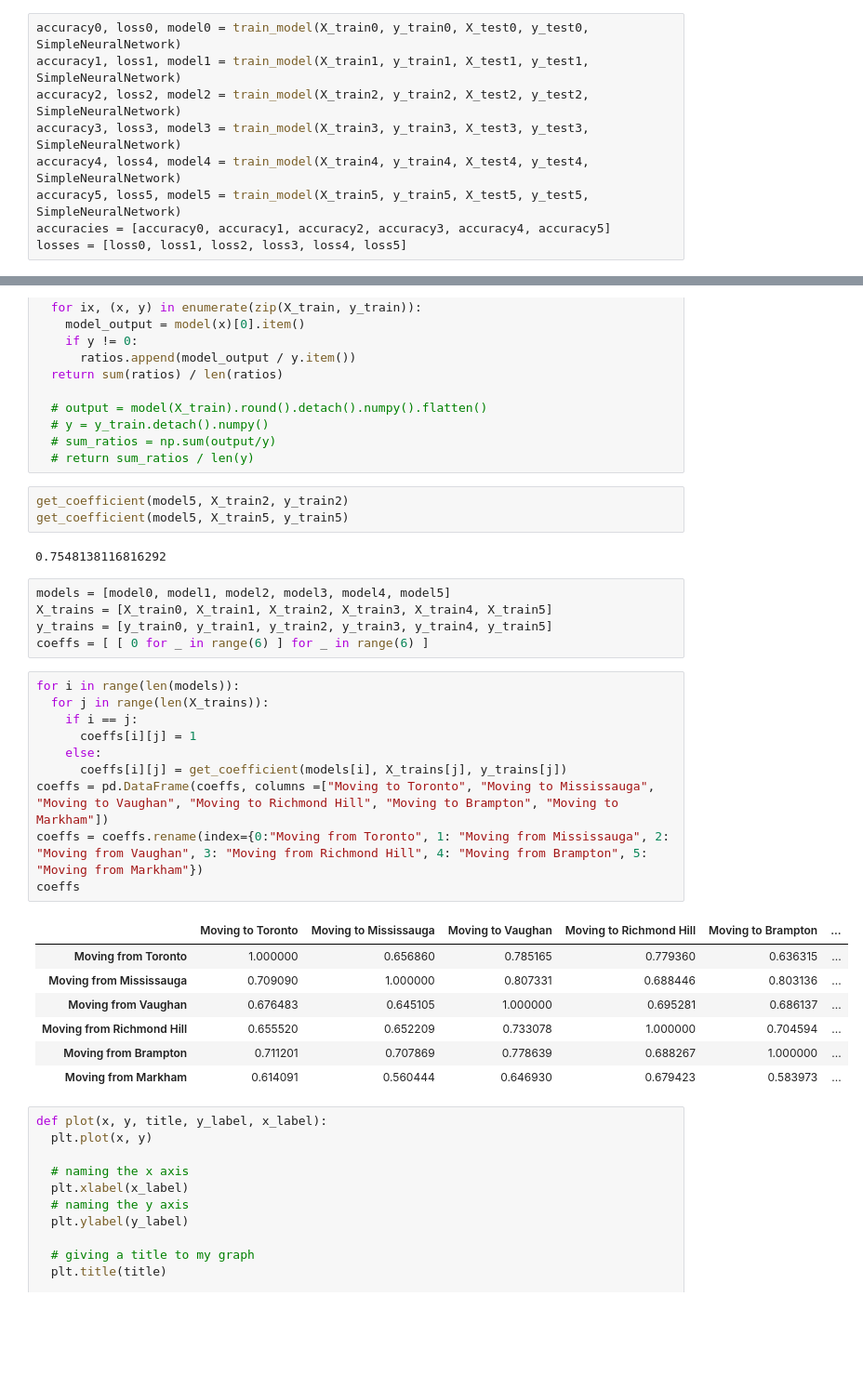
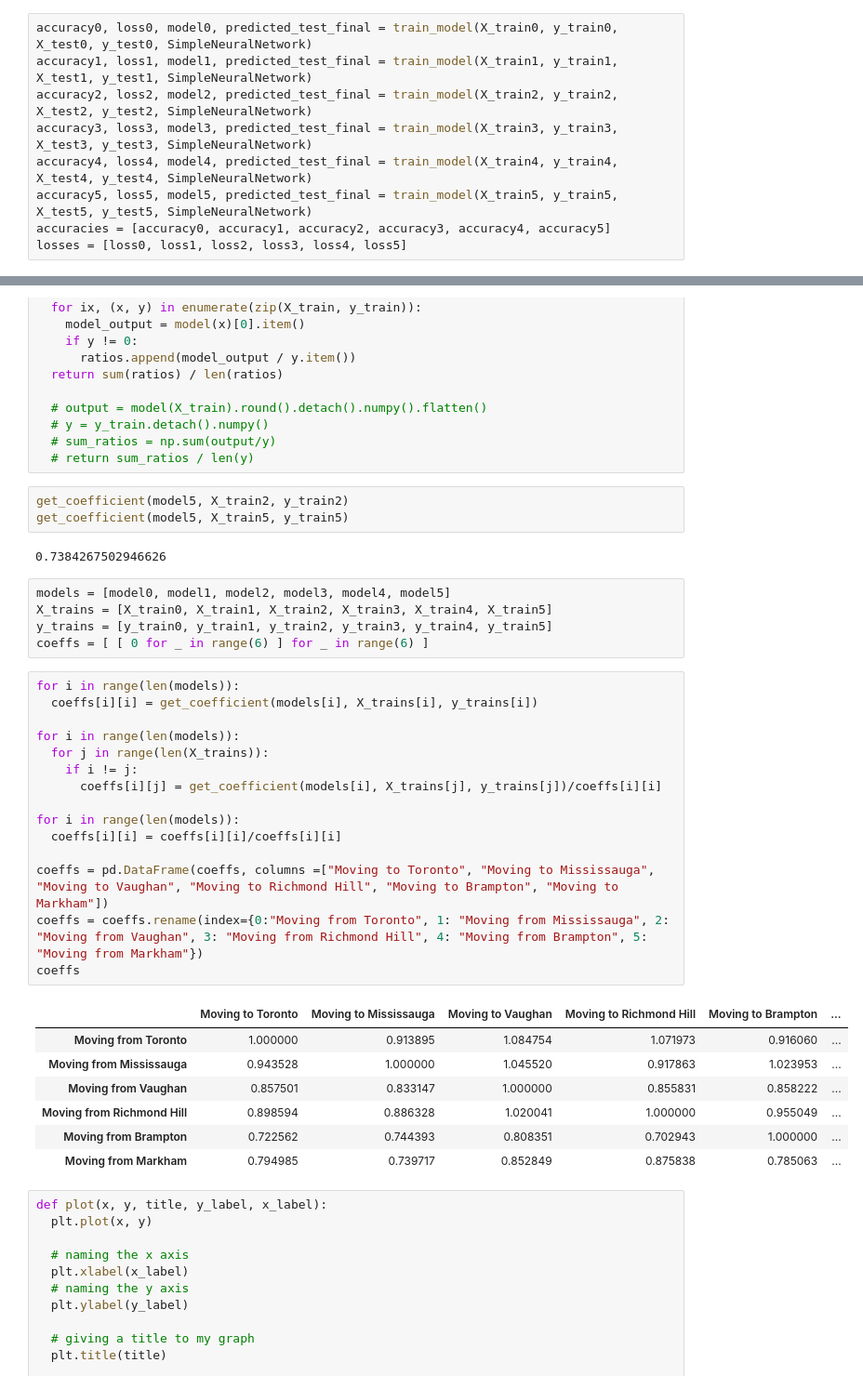
Before and after one commit to Emily9023/ECE324_Restaurant_Review_Predictor, a Jupyter notebook: Models/Neural Net.ipynb, the cells around one changed output, grey strips where cells are left out. Shown at 93% size. Saved outputs shown, nothing was run; the diff lists cells and outputs as text; blank space fills up the shorter version.

Commit message:
updated neural net

```diff
--- a/Models/Neural Net.ipynb
+++ b/Models/Neural Net.ipynb
@@ -371,10 +367,10 @@ torch.Size([84, 55])
 # %%
-accuracy0, loss0, model0 = train_model(X_train0, y_train0, X_test0, y_test0, SimpleNeuralNetwork)
-accuracy1, loss1, model1 = train_model(X_train1, y_train1, X_test1, y_test1, SimpleNeuralNetwork)
-accuracy2, loss2, model2 = train_model(X_train2, y_train2, X_test2, y_test2, SimpleNeuralNetwork)
-accuracy3, loss3, model3 = train_model(X_train3, y_train3, X_test3, y_test3, SimpleNeuralNetwork)
-accuracy4, loss4, model4 = train_model(X_train4, y_train4, X_test4, y_test4, SimpleNeuralNetwork)
-accuracy5, loss5, model5 = train_model(X_train5, y_train5, X_test5, y_test5, SimpleNeuralNetwork)
+accuracy0, loss0, model0, predicted_test_final = train_model(X_train0, y_train0, X_test0, y_test0, SimpleNeuralNetwork)
+accuracy1, loss1, model1, predicted_test_final = train_model(X_train1, y_train1, X_test1, y_test1, SimpleNeuralNetwork)
+accuracy2, loss2, model2, predicted_test_final = train_model(X_train2, y_train2, X_test2, y_test2, SimpleNeuralNetwork)
+accuracy3, loss3, model3, predicted_test_final = train_model(X_train3, y_train3, X_test3, y_test3, SimpleNeuralNetwork)
+accuracy4, loss4, model4, predicted_test_final = train_model(X_train4, y_train4, X_test4, y_test4, SimpleNeuralNetwork)
+accuracy5, loss5, model5, predicted_test_final = train_model(X_train5, y_train5, X_test5, y_test5, SimpleNeuralNetwork)
 accuracies = [accuracy0, accuracy1, accuracy2, accuracy3, accuracy4, accuracy5]
 losses = [loss0, loss1, loss2, loss3, loss4, loss5]
 # %% [output]
@@ -418,7 +414,7 @@ def get_coefficient(model, X_train, y_train):
 get_coefficient(model5, X_train2, y_train2)
 get_coefficient(model5, X_train5, y_train5)
 # %% [output]
-0.7548138116816292
+0.7384267502946626
 # %%
 models = [model0, model1, model2, model3, model4, model5]
 X_trains = [X_train0, X_train1, X_train2, X_train3, X_train4, X_train5]
@@ -426,22 +422,27 @@ y_trains = [y_train0, y_train1, y_train2, y_train3, y_train4, y_train5]
 coeffs = [ [ 0 for _ in range(6) ] for _ in range(6) ]
 # %%
 for i in range(len(models)):
+  coeffs[i][i] = get_coefficient(models[i], X_trains[i], y_trains[i])
+
+for i in range(len(models)):
   for j in range(len(X_trains)):
-    if i == j:
-      coeffs[i][j] = 1
-    else:
-      coeffs[i][j] = get_coefficient(models[i], X_trains[j], y_trains[j])
+    if i != j:
+      coeffs[i][j] = get_coefficient(models[i], X_trains[j], y_trains[j])/coeffs[i][i]
+
+for i in range(len(models)):
+  coeffs[i][i] = coeffs[i][i]/coeffs[i][i]
+
 coeffs = pd.DataFrame(coeffs, columns =["Moving to Toronto", "Moving to Mississauga", "Moving to Vaughan", "Moving to Richmond Hill", "Moving to Brampton", "Moving to Markham"])
 coeffs = coeffs.rename(index={0:"Moving from Toronto", 1: "Moving from Mississauga", 2: "Moving from Vaughan", 3: "Moving from Richmond Hill", 4: "Moving from Brampton", 5: "Moving from Markham"})
 coeffs
 # %% [output]
 |  | Moving to Toronto | Moving to Mississauga | Moving to Vaughan | Moving to Richmond Hill | Moving to Brampton | ... |
-| Moving from Toronto | 1.000000 | 0.656860 | 0.785165 | 0.779360 | 0.636315 | ... |
-| Moving from Mississauga | 0.709090 | 1.000000 | 0.807331 | 0.688446 | 0.803136 | ... |
-| Moving from Vaughan | 0.676483 | 0.645105 | 1.000000 | 0.695281 | 0.686137 | ... |
-| Moving from Richmond Hill | 0.655520 | 0.652209 | 0.733078 | 1.000000 | 0.704594 | ... |
-| Moving from Brampton | 0.711201 | 0.707869 | 0.778639 | 0.688267 | 1.000000 | ... |
-| Moving from Markham | 0.614091 | 0.560444 | 0.646930 | 0.679423 | 0.583973 | ... |
+| Moving from Toronto | 1.000000 | 0.913895 | 1.084754 | 1.071973 | 0.916060 | ... |
+| Moving from Mississauga | 0.943528 | 1.000000 | 1.045520 | 0.917863 | 1.023953 | ... |
+| Moving from Vaughan | 0.857501 | 0.833147 | 1.000000 | 0.855831 | 0.858222 | ... |
+| Moving from Richmond Hill | 0.898594 | 0.886328 | 1.020041 | 1.000000 | 0.955049 | ... |
+| Moving from Brampton | 0.722562 | 0.744393 | 0.808351 | 0.702943 | 1.000000 | ... |
+| Moving from Markham | 0.794985 | 0.739717 | 0.852849 | 0.875838 | 0.785063 | ... |
 # %%
 def plot(x, y, title, y_label, x_label):
   plt.plot(x, y)
```
Also changed, not shown: parts of 10 cells of this notebook.
